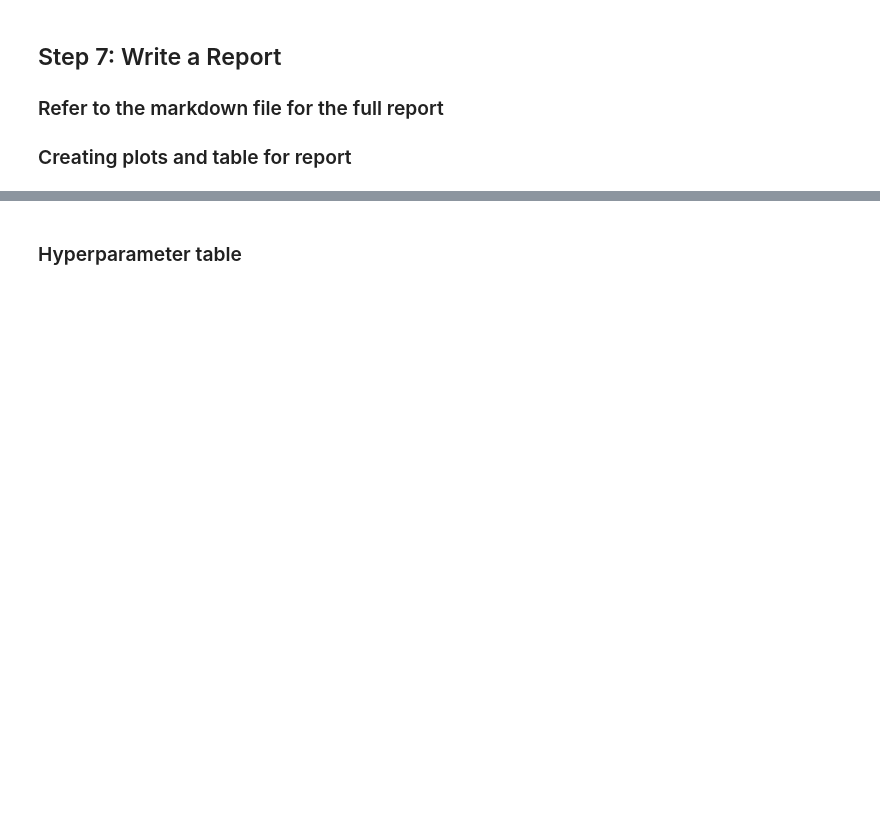
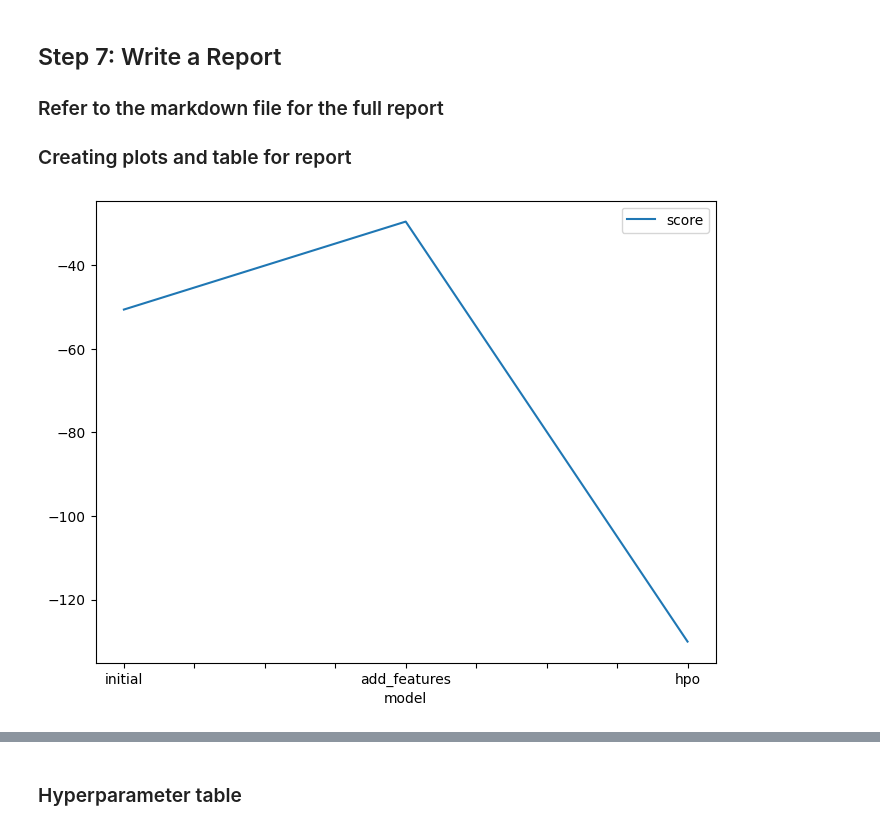
Before and after one commit to manhluong/cd0385-project-starter, a Jupyter notebook: project/project-template.ipynb, the cells around one changed output, grey strips where cells are left out. Cells and saved outputs as stored; diff of their text form; code cells hidden in the pictures; blank space fills up the shorter version.

```diff
--- a/project/project-template.ipynb
+++ b/project/project-template.ipynb
@@ -250,13 +594,15 @@ submission_new_hpo.to_csv("submission_new_hpo.csv", index=False)
 # %%
 # Taking the top model score from each training run and creating a line plot to show improvement
 # You can create these in the notebook and save them to PNG or use some other tool (e.g. google sheets, excel)
 fig = pd.DataFrame(
     {
         "model": ["initial", "add_features", "hpo"],
-        "score": [?, ?, ?]
+        "score": [-50.627283, -29.585171, -130.047641]
     }
 ).plot(x="model", y="score", figsize=(8, 6)).get_figure()
 fig.savefig('model_train_score.png')
+# %% [output]
+[figure, added]
 # %%
 # Take the 3 kaggle scores and creating a line plot to show improvement
 fig = pd.DataFrame(
```
Also changed, not shown: parts of 41 cells of this notebook, 8 other files.
